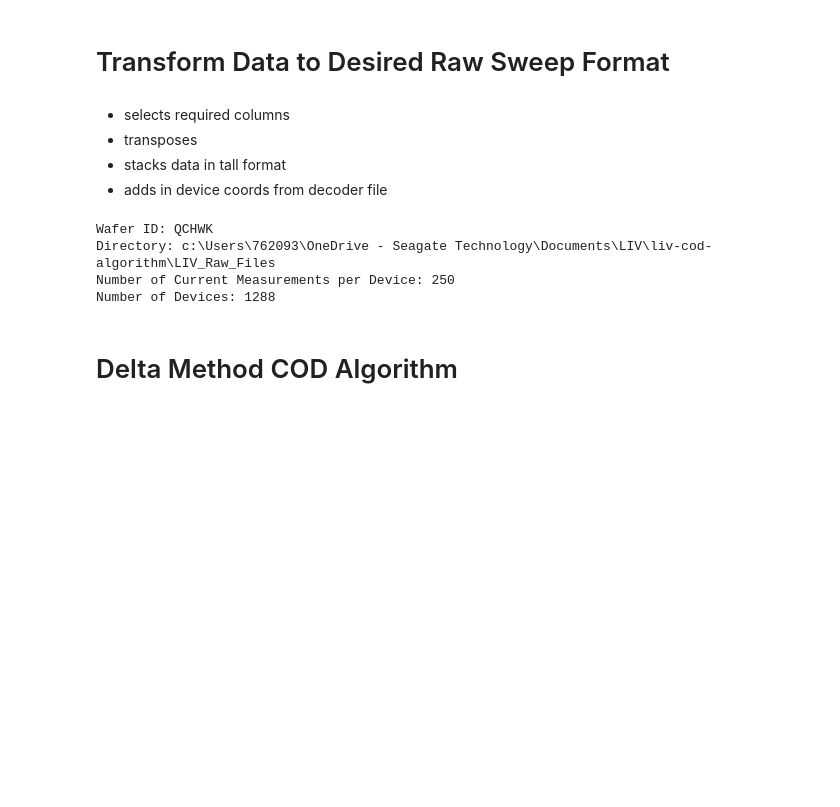
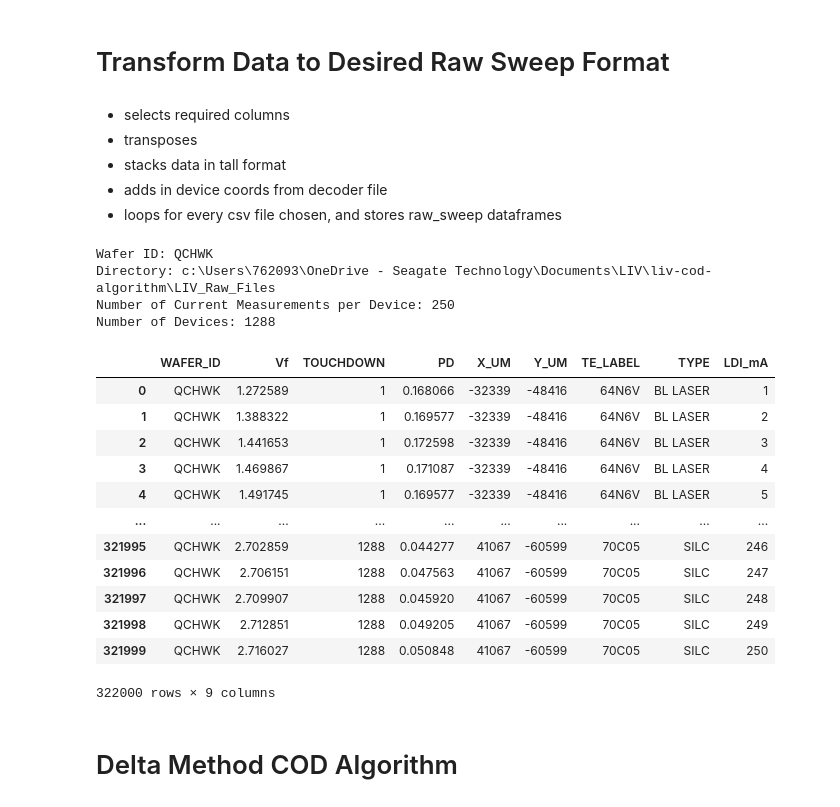
Before and after one commit to VadanKhan/liv-cod-algorithm, a Jupyter notebook: liv_cod_algorithm/cod_algorithm.ipynb, the cells around one changed output. Saved outputs shown, nothing was run; the diff lists cells and outputs as text; code cells hidden in the pictures; blank space fills up the shorter version.

```diff
--- a/liv_cod_algorithm/cod_algorithm.ipynb
+++ b/liv_cod_algorithm/cod_algorithm.ipynb
@@ -63,159 +63,116 @@ print(file_paths)
 - transposes
 - stacks data in tall format
 - adds in device coords from decoder file
+- loops for every csv file chosen, and stores raw_sweep dataframes
 # %%
 # Transforming Raw File Code
-
-
 warnings.filterwarnings("ignore")
 
-
-raw_sweeps_list = []
-
+raw_sweeps_tables = []
 
 for file_path in file_paths:
-
     # Read the CSV file, skipping the first 19 rows
     df = pd.read_csv(file_path, skiprows=19)
-
     # Read the CSV file again to extract the second row
-
     header_df = pd.read_csv(file_path, nrows=2)
-
     # Extract the wafer id from the second row
-
     wafer_id = header_df.iloc[1, 1]
-
     # Print the wafer id for verification
-
     print(f"Wafer ID: {wafer_id}")
-
     # Get the directory of the file
-
     folder = file_path.parent
-
     print(f"Directory: {folder}")
-
     # Get column names
     col_names = df.columns
-
     # Find columns containing "Vf" or "PD"
-
     selected_cols = [col for col in col_names if "Vf" in col or "PD" in col]
-
     # Subset the data frame with selected columns
-
     df_subset = df[selected_cols]
-
     # Find and delete columns containing "Vf@" or "PD@"
-
     cols_to_delete = [col for col in df_subset.columns if "Vf@" in col or "PD@" in col]
-
     df_subset.drop(columns=cols_to_delete, inplace=True)
-
     # Transpose the data frame
-
     df_transposed = df_subset.transpose()
-
     # Reset index to make the transposed columns into rows
-
     df_transposed.reset_index(inplace=True)
-
     # Add a new row at the top with the desired titles
-
     new_columns = ["Label"] + list(range(1, len(df_transposed.columns)))
     df_transposed.columns = new_columns
-
     df_transposed.loc[-1] = new_columns  # Add the new row at the top
     df_transposed.index = df_transposed.index + 1  # Shift the index
-
     df_transposed = df_transposed.sort_index()  # Sort by index to place the new row at the top
-
     # Display the first 10 rows of df_transposed
-
     df_transposed.head(10)
     # df_subset.head(10)
-
     # Split transposed table into Vf and PD data tables
     df_vf = df_transposed[df_transposed["Label"].str.contains("Vf")]
     df_pd = df_transposed[df_transposed["Label"].str.contains("PD")]
-
     # df_vf.head(10)
     # df_pd.head(10)
-
     # Drop the 'Label' column
     df_vf.drop(columns=["Label"], inplace=True)
     df_pd.drop(columns=["Label"], inplace=True)
-
     # learn data dimensions
-
     n_meas = df_vf.shape[0]
     print(f"Number of Current Measurements per Device: {n_meas}")
-
     n_devices = df_vf.shape[1]
     print(f"Number of Devices: {n_devices}")
-
     # Concatenate all Voltage columns into one
-
     df_concat_vf = pd.concat([df_vf[col] for col in df_vf.columns], ignore_index=True).to_frame(name="Vf")
-
     # Create TOUCHDOWN column
     df_concat_vf["TOUCHDOWN"] = [i // n_meas + 1 for i in range(n_meas * n_devices)]
-
     # Concatenate all PD columns into one
     df_concat_pd = pd.concat([df_pd[col] for col in df_pd.columns], ignore_index=True).to_frame(name="PD")
-
     # Cartesian join of Vf and PD data tables
     df_raw_sweeps = pd.concat([df_concat_vf, df_concat_pd], axis=1)
-
     # df_raw_sweeps.head(270)
-
     # Add device coordinates from original RAW file
-
     if "TOUCHDOWN" in df.columns and "STX_WAFER_X_UM" in df.columns and "STX_WAFER_Y_UM" in df.columns:
         df_raw_sweeps = df_raw_sweeps.merge(df[["TOUCHDOWN", "STX_WAFER_X_UM", "STX_WAFER_Y_UM"]], on="TOUCHDOWN", how="left")
     else:
-
         print("Required columns for merging device coordinates are missing in the original RAW file.")
-
     if decoder_file_path.exists():
         df_decoder = pd.read_csv(decoder_file_path)
-
         # Update with decoder to get TE_LABEL etc.
         if "YMIN" in df_decoder.columns and "XMIN" in df_decoder.columns:
-
             df_raw_sweeps = df_raw_sweeps.merge(
                 df_decoder[["YMIN", "XMIN", "TE_LABEL", "TYPE"]],
                 left_on=["STX_WAFER_Y_UM", "STX_WAFER_X_UM"],
                 right_on=["YMIN", "XMIN"],
                 how="left",
             ).drop(columns=["YMIN", "XMIN"])
         else:
             print("Required columns for merging decoder data are missing in the decoder file.")
     else:
         print(f"Decoder file not found at {decoder_file_path}")
-
     # Rename the columns
-
     df_raw_sweeps.rename(columns={"STX_WAFER_X_UM": "X_UM", "STX_WAFER_Y_UM": "Y_UM"}, inplace=True)
-
     # Add current column as a repeating sequence of length n_meas
-
     df_raw_sweeps["LDI_mA"] = [i % n_meas + 1 for i in range(len(df_raw_sweeps))]
-
     # Add a column for WAFER_ID with the wafer_id value repeated for every row
     df_raw_sweeps.insert(0, "WAFER_ID", wafer_id)
-
-    raw_sweeps_list.append(df_raw_sweeps)
-
+    raw_sweeps_tables.append(df_raw_sweeps)
 
 # Display the first 10 rows of df_raw_sweeps
-# raw_sweeps_list[0].head(379500)
+raw_sweeps_tables[0].head(379500)
 # %% [output]
 Wafer ID: QCHWK
 Directory: c:\Users\762093\OneDrive - Seagate Technology\Documents\LIV\liv-cod-algorithm\LIV_Raw_Files
 Number of Current Measurements per Device: 250
 Number of Devices: 1288
+|  | WAFER_ID | Vf | TOUCHDOWN | PD | X_UM | Y_UM | TE_LABEL | TYPE | LDI_mA |
+| 0 | QCHWK | 1.272589 | 1 | 0.168066 | -32339 | -48416 | 64N6V | BL LASER | 1 |
+| 1 | QCHWK | 1.388322 | 1 | 0.169577 | -32339 | -48416 | 64N6V | BL LASER | 2 |
+| 2 | QCHWK | 1.441653 | 1 | 0.172598 | -32339 | -48416 | 64N6V | BL LASER | 3 |
+| 3 | QCHWK | 1.469867 | 1 | 0.171087 | -32339 | -48416 | 64N6V | BL LASER | 4 |
+| 4 | QCHWK | 1.491745 | 1 | 0.169577 | -32339 | -48416 | 64N6V | BL LASER | 5 |
+| ... | ... | ... | ... | ... | ... | ... | ... | ... | ... |
+| 321995 | QCHWK | 2.702859 | 1288 | 0.044277 | 41067 | -60599 | 70C05 | SILC | 246 |
+| 321996 | QCHWK | 2.706151 | 1288 | 0.047563 | 41067 | -60599 | 70C05 | SILC | 247 |
+| 321997 | QCHWK | 2.709907 | 1288 | 0.045920 | 41067 | -60599 | 70C05 | SILC | 248 |
+| 321998 | QCHWK | 2.712851 | 1288 | 0.049205 | 41067 | -60599 | 70C05 | SILC | 249 |
+| 321999 | QCHWK | 2.716027 | 1288 | 0.050848 | 41067 | -60599 | 70C05 | SILC | 250 |
+322000 rows × 9 columns
 # %% [markdown]
 # Delta Method COD Algorithm
 # %% [markdown]
```
Also changed, not shown: parts of 3 cells of this notebook, 5 other files.
